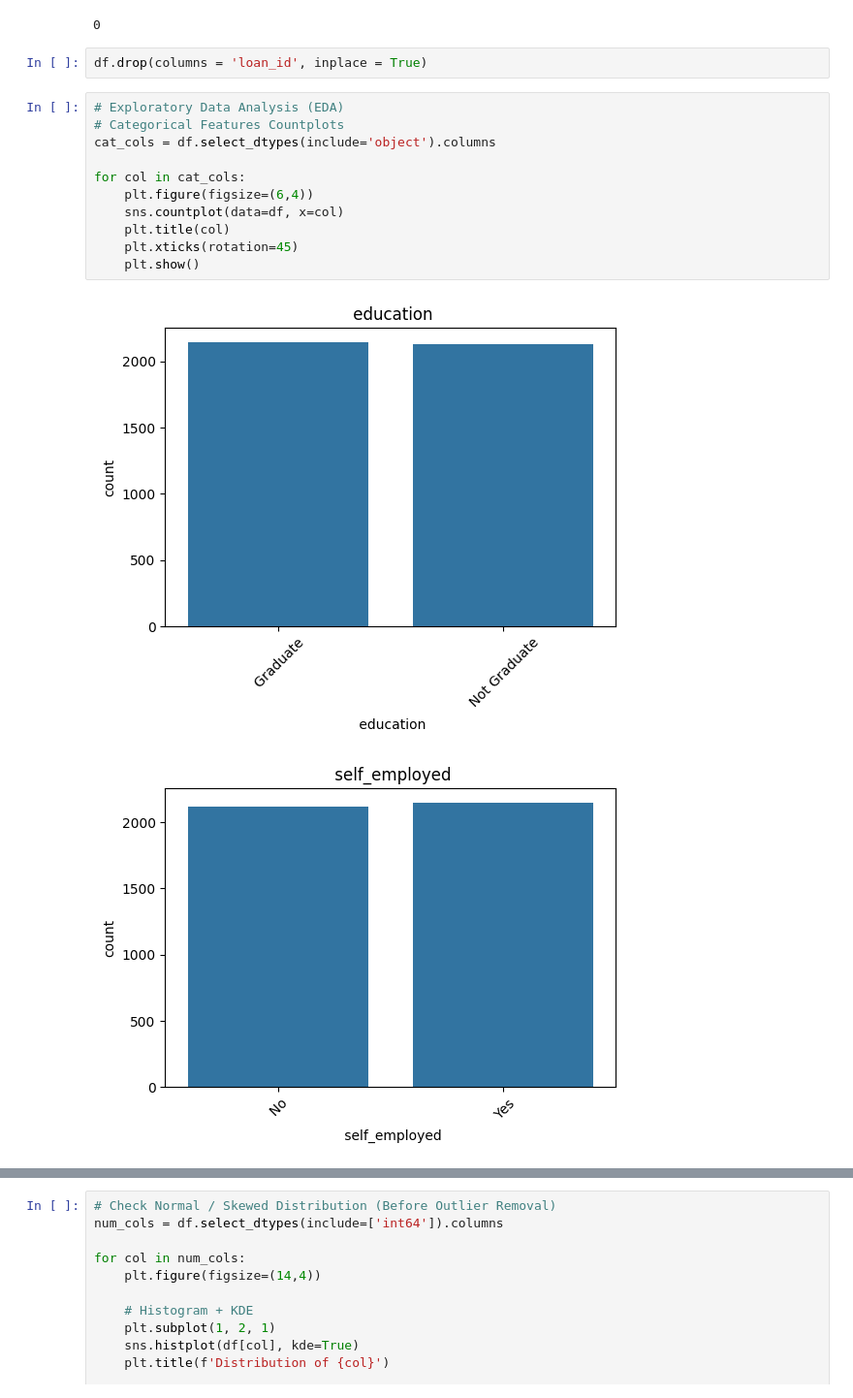
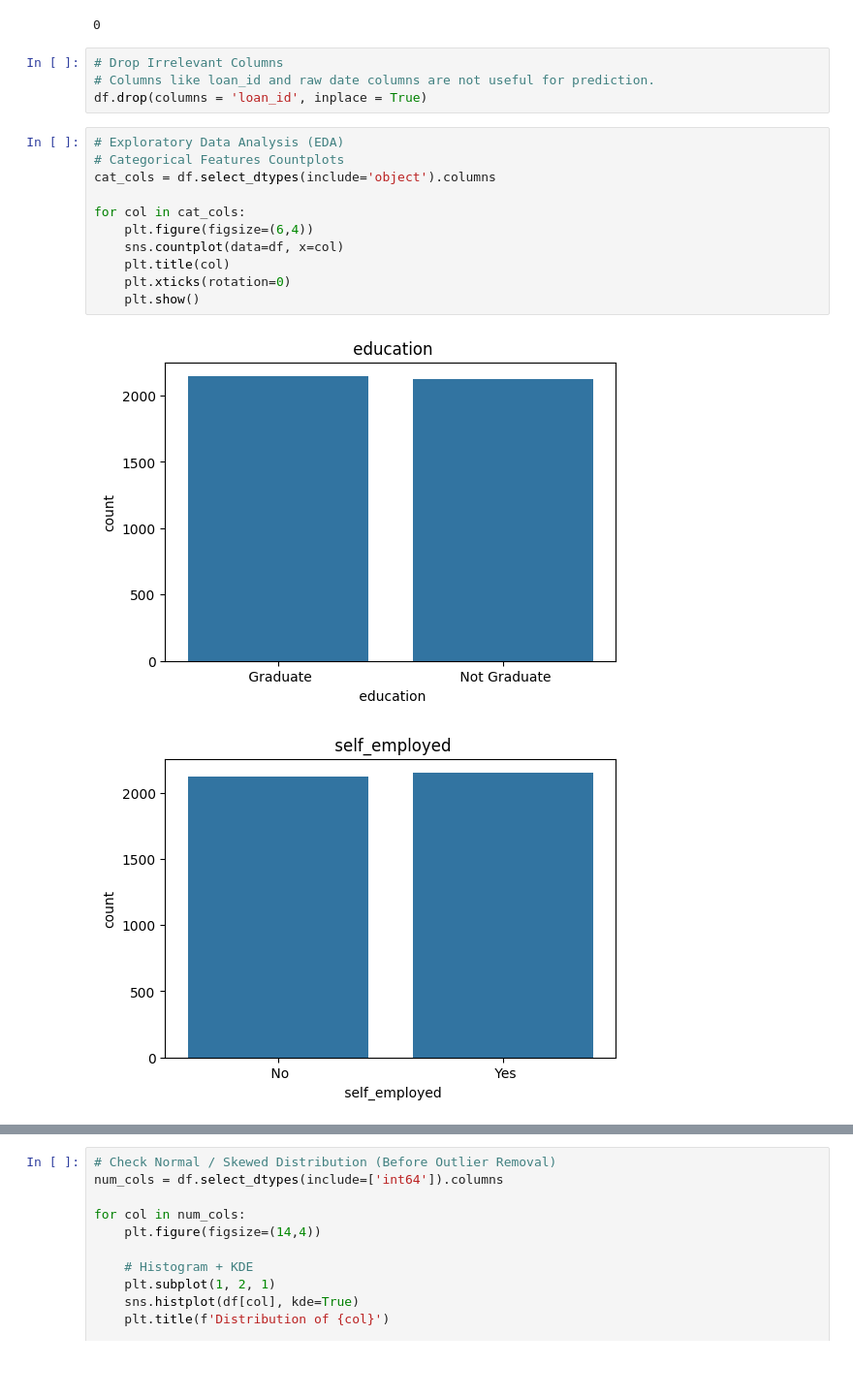
Before and after one commit to Madhav-Ganorkar/Bank_Loan_Prediction, a Jupyter notebook: Loan_Prediction.ipynb, the cells around one changed output, grey strips where cells are left out. Shown at 97% size. Drawn from its saved outputs; the diff is of its cells as text; blank space fills up the shorter version.

```diff
--- a/Loan_Prediction.ipynb
+++ b/Loan_Prediction.ipynb
@@ -77,19 +78,21 @@ dfi = df.duplicated().sum()
 print(dfi)
 # %% [output]
 0
-# %%
-df.drop(columns = 'loan_id', inplace = True)
+# %%
+# Drop Irrelevant Columns
+# Columns like loan_id and raw date columns are not useful for prediction.
+df.drop(columns = 'loan_id', inplace = True)
 # %%
 # Exploratory Data Analysis (EDA)
 # Categorical Features Countplots
 cat_cols = df.select_dtypes(include='object').columns
 
 for col in cat_cols:
     plt.figure(figsize=(6,4))
     sns.countplot(data=df, x=col)
     plt.title(col)
-    plt.xticks(rotation=45)
+    plt.xticks(rotation=0)
     plt.show()
 # %% [output]
-[figure, old version]
+[figure, new version]
-[figure, old version]
+[figure, new version]
```
Also changed, not shown: parts of 8 cells of this notebook.
